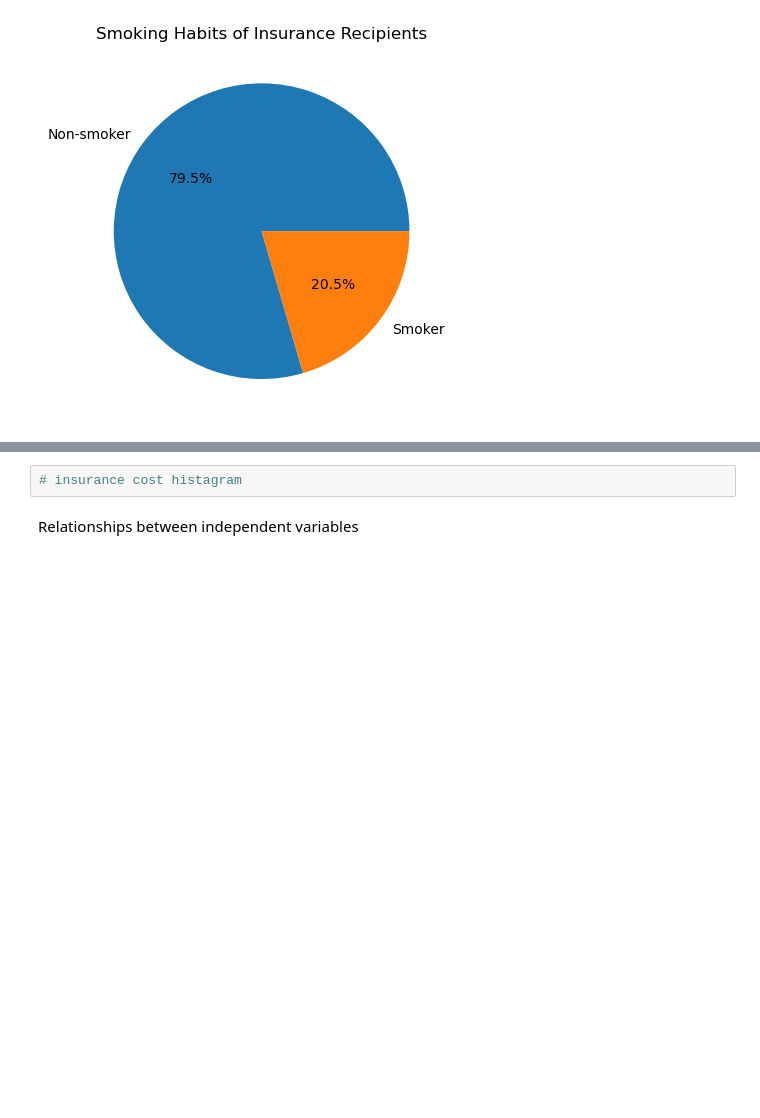
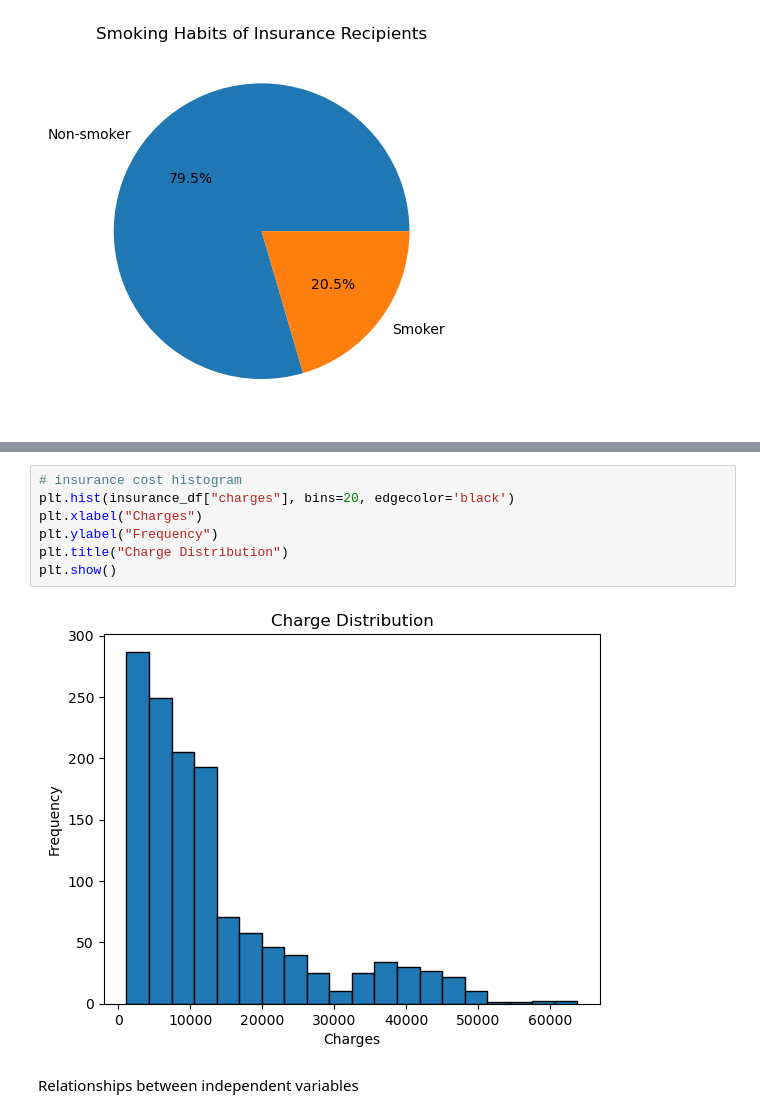
Before and after one commit to carolinefoshee/project-1, a Jupyter notebook: project1.ipynb, the cells around one changed output, grey strips where cells are left out. Saved outputs shown, nothing was run; the diff lists cells and outputs as text; blank space fills up the shorter version.

```diff
--- a/project1.ipynb
+++ b/project1.ipynb
@@ -106,5 +166,12 @@ plt.show()
 # %%
-# insurance cost histagram
+# insurance cost histogram
+plt.hist(insurance_df["charges"], bins=20, edgecolor='black')
+plt.xlabel("Charges")
+plt.ylabel("Frequency")
+plt.title("Charge Distribution")
+plt.show()
+# %% [output]
+[figure, added]
 # %% [markdown]
 Relationships between independent variables
 # %%
```
Also changed, not shown: parts of 13 cells of this notebook.
